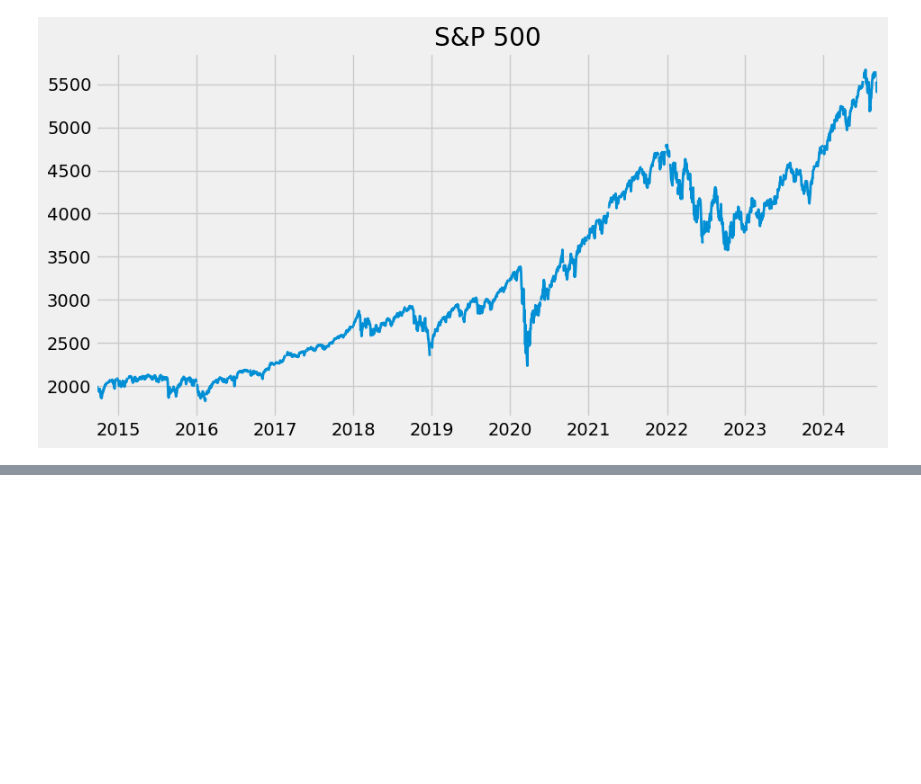
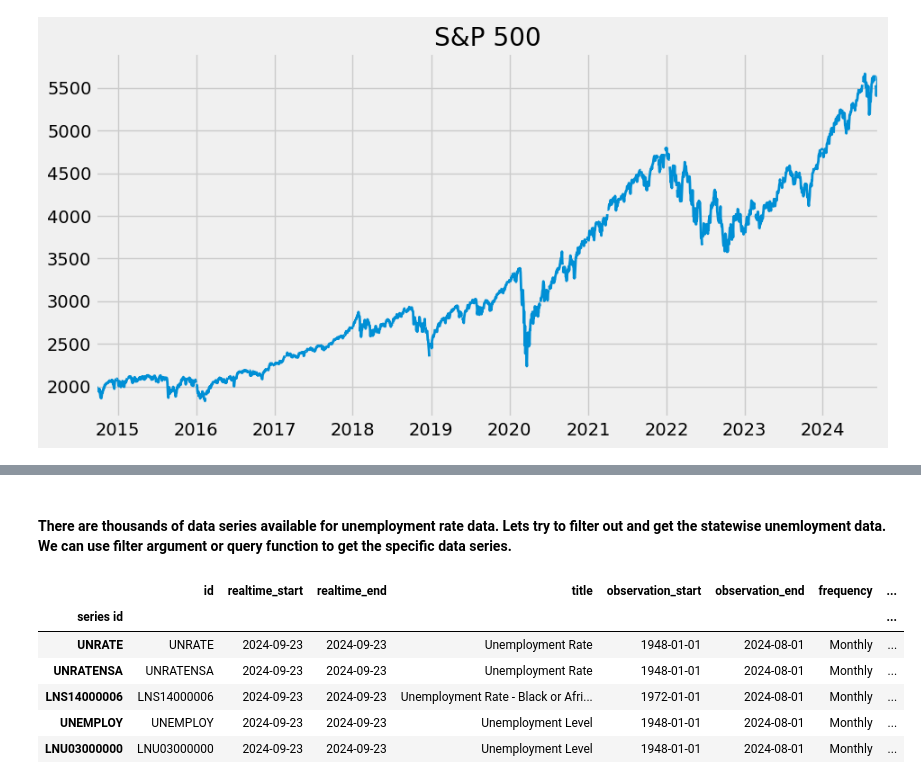
Before and after one commit to Shubham91999/Economic_Data_Analysis, a Jupyter notebook: EDA_Economic.ipynb, the cells around one changed output, grey strips where cells are left out. Saved outputs shown, nothing was run; the diff lists cells and outputs as text; code cells hidden in the pictures; blank space fills up the shorter version.

```diff
--- a/EDA_Economic.ipynb
+++ b/EDA_Economic.ipynb
@@ -73,0 +109,13 @@ plt.show()
+# %% [markdown]
+#### There are thousands of data series available for unemployment rate data. Lets try to filter out and get the statewise unemloyment data. We can use filter argument or query function to get the specific data series.
+# %%
+unemp_df = fred.search('Unemployement rate state', filter=('frequency', 'Monthly'))
+unemp_df.head()
+# %% [output]
+|  | id | realtime_start | realtime_end | title | observation_start | observation_end | frequency | ... |
+| series id |  |  |  |  |  |  |  | ... |
+| UNRATE | UNRATE | 2024-09-23 | 2024-09-23 | Unemployment Rate | 1948-01-01 | 2024-08-01 | Monthly | ... |
+| UNRATENSA | UNRATENSA | 2024-09-23 | 2024-09-23 | Unemployment Rate | 1948-01-01 | 2024-08-01 | Monthly | ... |
+| LNS14000006 | LNS14000006 | 2024-09-23 | 2024-09-23 | Unemployment Rate - Black or Afri... | 1972-01-01 | 2024-08-01 | Monthly | ... |
+| UNEMPLOY | UNEMPLOY | 2024-09-23 | 2024-09-23 | Unemployment Level | 1948-01-01 | 2024-08-01 | Monthly | ... |
+| LNU03000000 | LNU03000000 | 2024-09-23 | 2024-09-23 | Unemployment Level | 1948-01-01 | 2024-08-01 | Monthly | ... |
```
Also changed, not shown: parts of 11 cells of this notebook.
